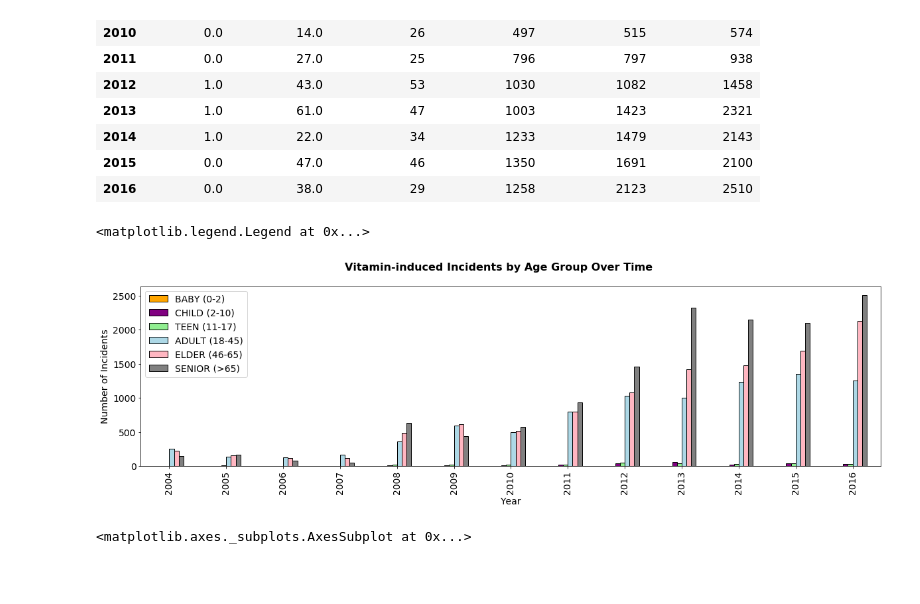
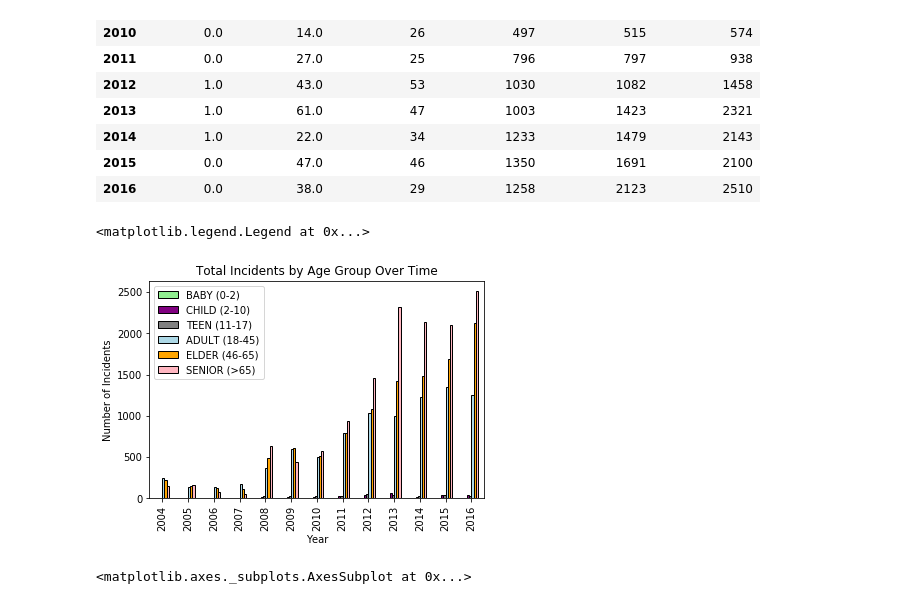
Before and after one commit to ying-li-python/Vita-Mine, a Jupyter notebook: PROJECT.ipynb, the cells around one changed output. Drawn from its saved outputs; the diff is of its cells as text; code cells hidden in the pictures; blank space fills up the shorter version.

```diff
--- a/PROJECT.ipynb
+++ b/PROJECT.ipynb
@@ -172,15 +193,17 @@ age_by_year
 | 2016 | 0.0 | 38.0 | 29 | 1258 | 2123 | 2510 |
 # %%
 year_colors = {'lightpink', 'lightblue', 'lightgreen','orange', 'purple', 'grey'}
-age_by_year.plot(kind="bar", figsize=(20,5), color=year_colors,
-                 edgecolor="black", fontsize=14)
-plt.suptitle("Vitamin-induced Incidents by Age Group Over Time", fontsize=16, fontweight="bold")
-plt.xlabel("Year", fontsize=14)
-plt.ylabel("Number of Incidents", fontsize=14)
-plt.legend(loc="best", fontsize=14)
+age_by_year.plot(kind="bar", color=year_colors,
+                 edgecolor="black")
+plt.title("Total Incidents by Age Group Over Time")
+plt.ylabel("Number of Incidents")
+plt.xlabel("Year")
+#plt.tight_layout()
+plt.legend(loc="best")
+#plt.savefig("Image/total_incidents_age_year.png")
 # %% [output]
 <matplotlib.legend.Legend at 0x...>
-[figure, old version]
+[figure, new version]
 # %%
 #### neal py code
 # %%
```
Also changed, not shown: parts of 20 cells of this notebook, 15 other files.
